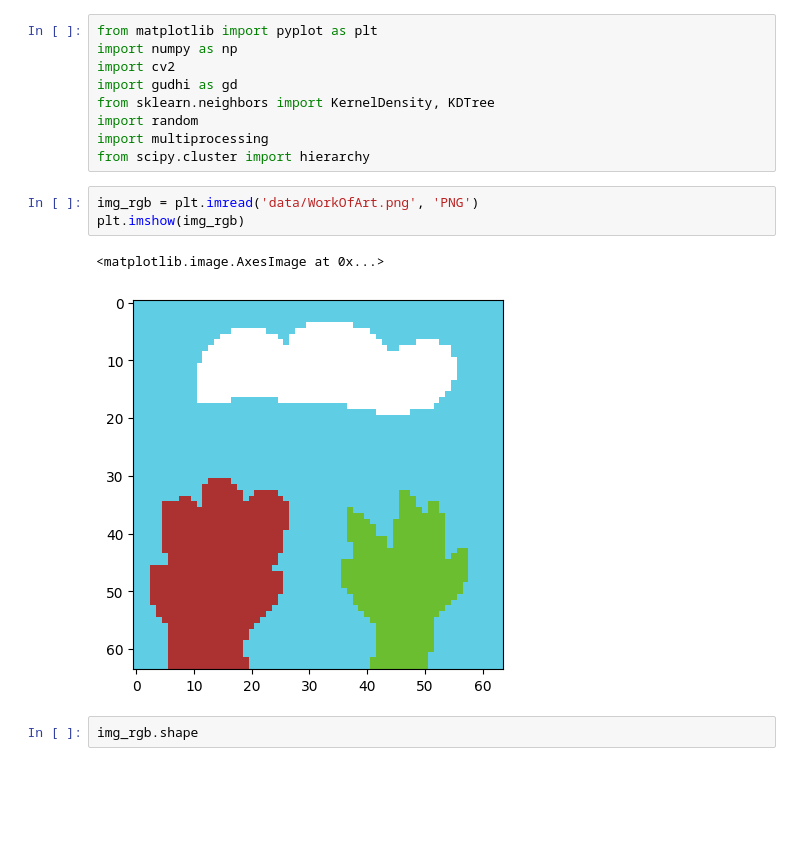
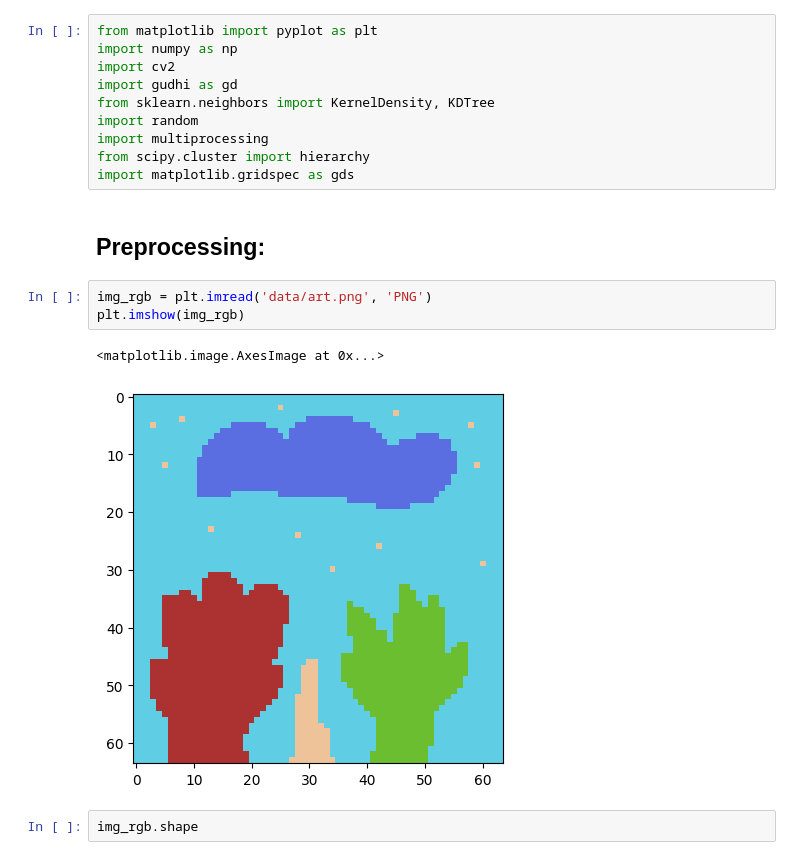
Before and after one commit to jormundur00/ToMAToAlgorithm, a Jupyter notebook: ImageSegmentation.ipynb, the cells around one changed output. Drawn from its saved outputs; the diff is of its cells as text; blank space fills up the shorter version.

```diff
--- a/ImageSegmentation.ipynb
+++ b/ImageSegmentation.ipynb
@@ -7,12 +7,15 @@ from sklearn.neighbors import KernelDensity, KDTree
 import random
 import multiprocessing
 from scipy.cluster import hierarchy
+import matplotlib.gridspec as gds
+# %% [markdown]
+## Preprocessing:
 # %%
-img_rgb = plt.imread('data/WorkOfArt.png', 'PNG')
+img_rgb = plt.imread('data/art.png', 'PNG')
 plt.imshow(img_rgb)
 # %% [output]
 <matplotlib.image.AxesImage at 0x...>
-[figure, old version]
+[figure, new version]
 # %%
 img_rgb.shape
 # %% [output]
```
Also changed, not shown: parts of 19 cells of this notebook, 2 other files.
